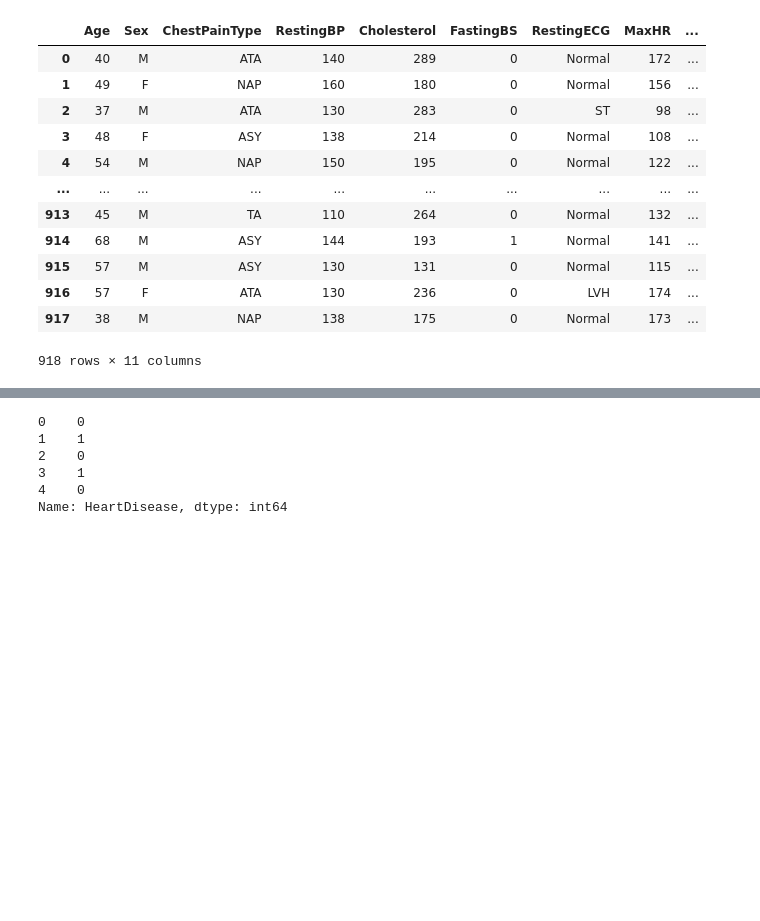
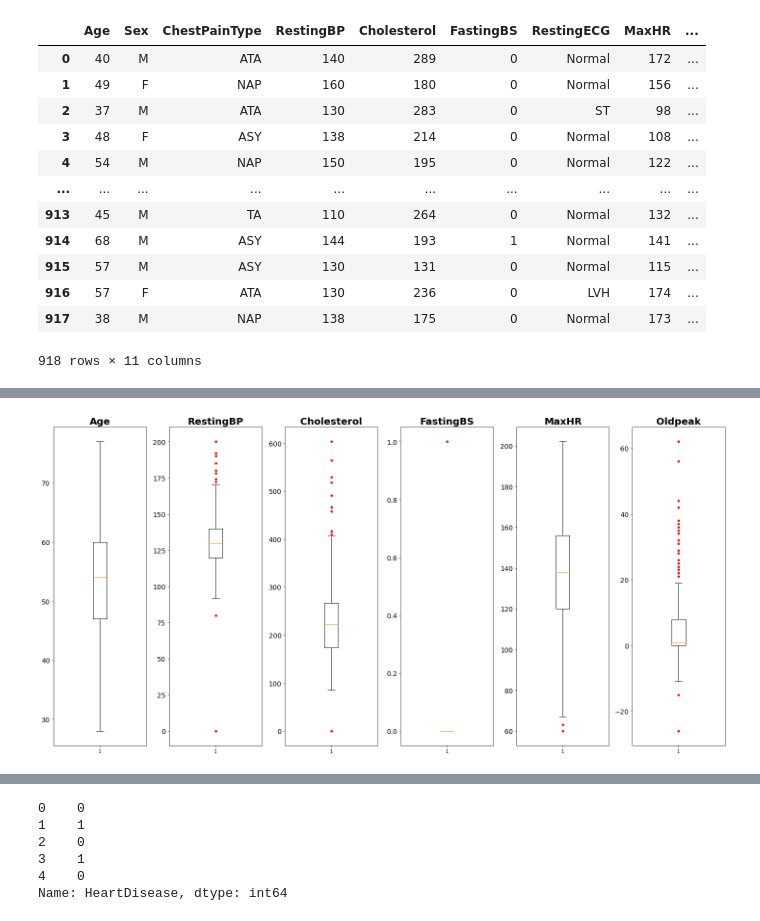
Before and after one commit to arantxaorle/heart_failure, a Jupyter notebook: eda notebooks/HF-NN-Copy1.ipynb, the cells around one changed output, grey strips where cells are left out. Drawn from its saved outputs; the diff is of its cells as text; code cells hidden in the pictures; blank space fills up the shorter version.

```diff
--- a/eda notebooks/HF-NN-Copy1.ipynb
+++ b/eda notebooks/HF-NN-Copy1.ipynb
@@ -99,6 +99,6 @@ basepath2
 # %%
 base_path = dirname(dirname(abspath(os.getcwd())))
-data_folder = 'data'
+data_folder = 'heart_failure'
 excelfile = 'Datos.xlsx'
 pathtoexcel = os.path.join(base_path,data_folder, excelfile)
 # %%
@@ -154,3 +154,6 @@ heart
 | 916 | 57 | F | ATA | 130 | 236 | 0 | LVH | 174 | ... |
 | 917 | 38 | M | NAP | 138 | 175 | 0 | Normal | 173 | ... |
 918 rows × 11 columns
+# %%
+numeric_heart = heart.select_dtypes(include=[np.number])
+print(numeric_heart)
@@ -156,0 +175,14 @@ heart
+# %%
+#Creating subplot of each column with its own scale
+red_circle = dict(markerfacecolor='red', marker='o', markeredgecolor='white')
+
+fig, axs = plt.subplots(1, len(numeric_heart.columns), figsize=(20,10))
+
+for i, ax in enumerate(axs.flat):
+    ax.boxplot(numeric_heart.iloc[:,i], flierprops=red_circle)
+    ax.set_title(numeric_heart.columns[i], fontsize=20, fontweight='bold')
+    ax.tick_params(axis='y', labelsize=14)
+
+plt.tight_layout()
+# %% [output]
+[figure, added]
```
Also changed, not shown: parts of 10 cells of this notebook, 9 other files.
